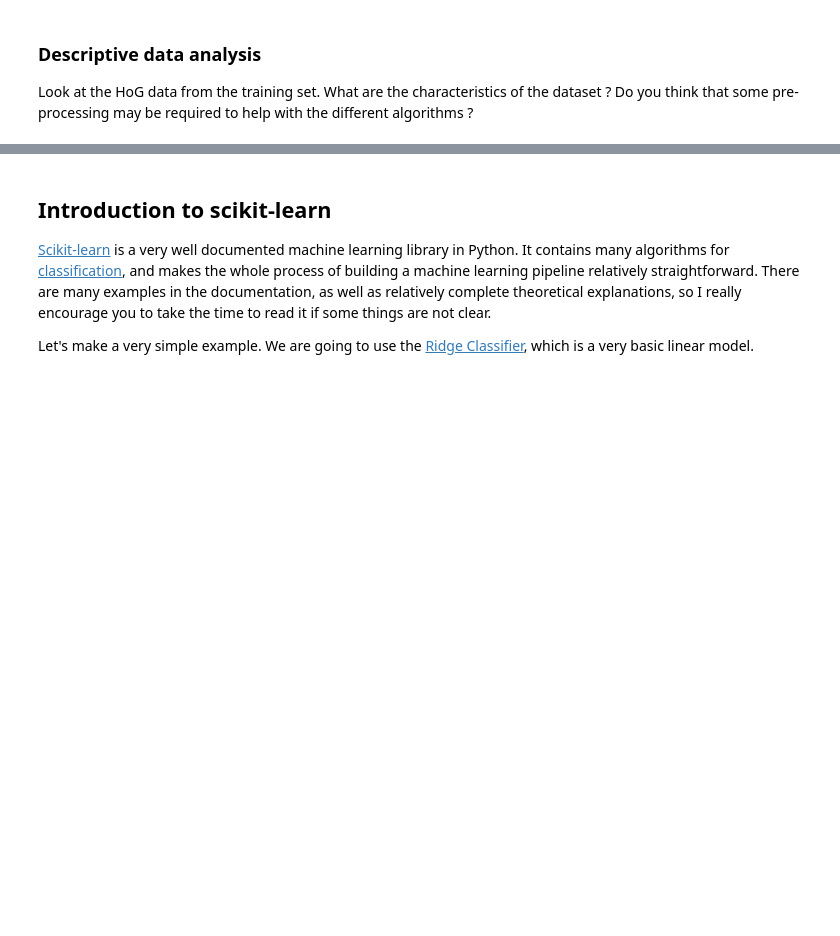
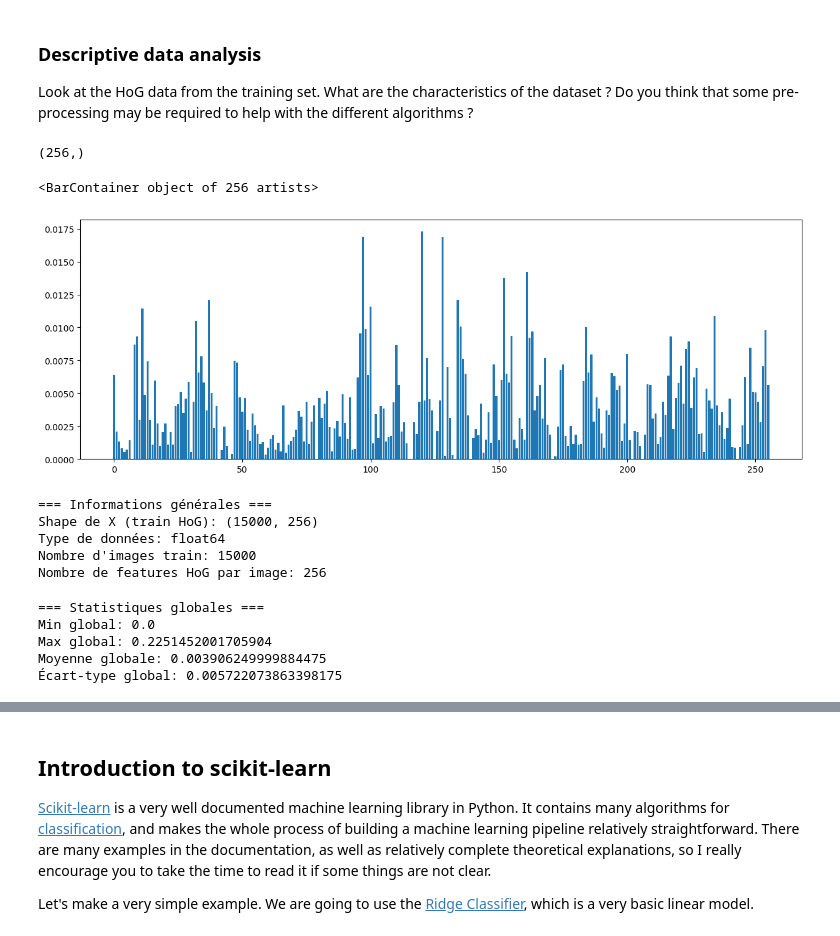
Before and after one commit to andreasneil13/Pattern_recognition_and_image_analysis_LAB_202526, a Jupyter notebook: ML0_Introduction.ipynb, the cells around one changed output, grey strips where cells are left out. Drawn from its saved outputs; the diff is of its cells as text; code cells hidden in the pictures; blank space fills up the shorter version.

```diff
--- a/ML0_Introduction.ipynb
+++ b/ML0_Introduction.ipynb
@@ -98,0 +147,46 @@ Look at the HoG data from the training set. What are the characteristics of the
+# %%
+print(dataset.train['hog'][0].shape)
+
+
+plt.figure(figsize=(15, 5))
+plt.bar(range(256), dataset.train['hog'][0])
+# %% [output]
+(256,)
+<BarContainer object of 256 artists>
+[figure, added]
+# %%
+
+# -- Your code here -- #
+import matplotlib.pyplot as plt
+from sklearn.preprocessing import StandardScaler
+
+# X = matrice des features HoG du train
+# shape attendue: (nombre_images, 256)
+X = dataset.train['hog']
+y = dataset.train['labels']
+
+# 1) Informations générales sur le dataset HoG
+print("Shape de X (train HoG):", X.shape)                  # (n_samples, n_features)
+print("Type de données:", X.dtype)                         # type numérique (float...)
+print("Nombre d'images train:", X.shape[0])
+print("Nombre de features HoG par image:", X.shape[1])     # normalement 256
+# %% [output]
+=== Informations générales ===
+Shape de X (train HoG): (15000, 256)
+Type de données: float64
+Nombre d'images train: 15000
+Nombre de features HoG par image: 256
+# %%
+
+# 2) Statistiques globales (toutes valeurs confondues)
+print("\n=== Statistiques globales ===")
+print("Min global:", np.min(X))
+print("Max global:", np.max(X))
+print("Moyenne globale:", np.mean(X))
+print("Écart-type global:", np.std(X))
+# %% [output]
+=== Statistiques globales ===
+Min global: 0.0
+Max global: 0.2251452001705904
+Moyenne globale: 0.003906249999884475
+Écart-type global: 0.005722073863398175
```
Also changed, not shown: parts of 17 cells of this notebook, 1 other file.
